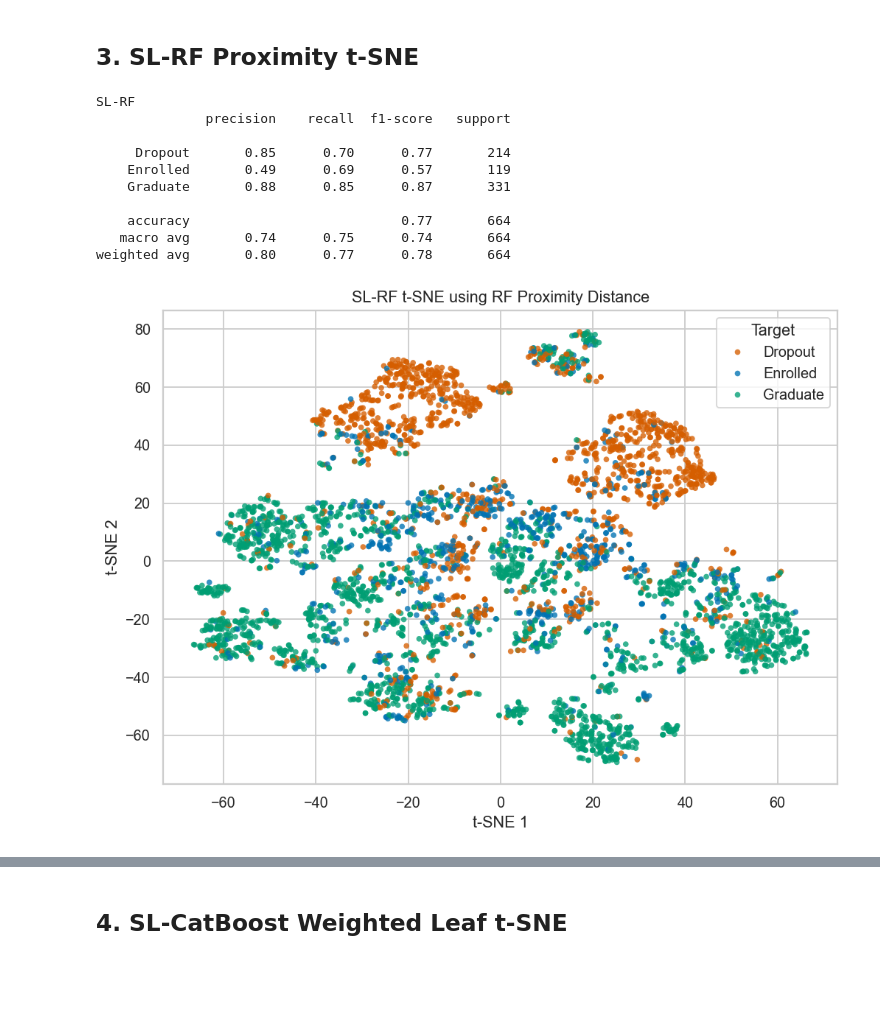
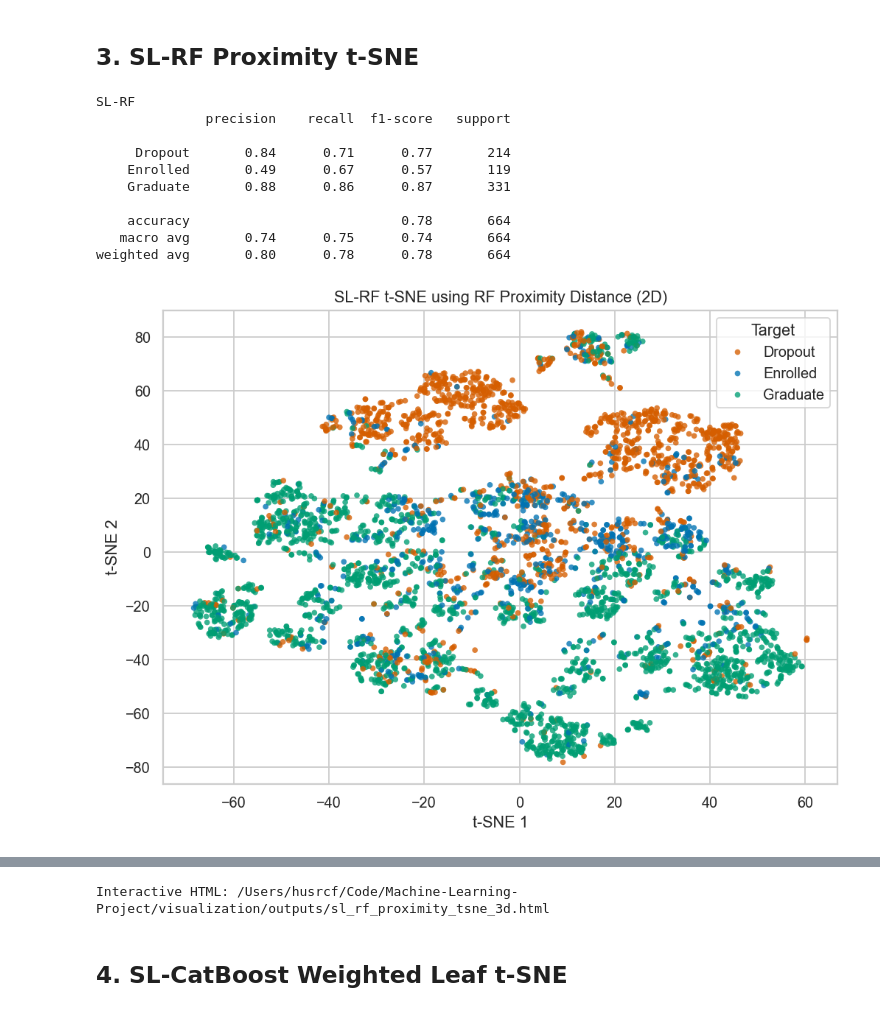
Before and after one commit to NathanTong0921/Machine-Learning-Project, a Jupyter notebook: visualization/sl_tsne_report.ipynb, the cells around one changed output, grey strips where cells are left out. Cells and saved outputs as stored; diff of their text form; code cells hidden in the pictures; blank space fills up the shorter version.

```diff
--- a/visualization/sl_tsne_report.ipynb
+++ b/visualization/sl_tsne_report.ipynb
@@ -45,8 +52,18 @@ DATA_PATH = PROJECT / "data" / "processed_fullyonehot" / "fullyonehot.csv"
 df = pd.read_csv(DATA_PATH)
 df.columns = df.columns.str.strip()
 
+target_map = {
+    0: "Dropout",
+    1: "Enrolled",
+    2: "Graduate",
+}
+target_order = ["Dropout", "Enrolled", "Graduate"]
+
 target_col = "Target"
-feature_cols = [c for c in df.columns if c != target_col]
+df[target_col] = df[target_col].astype(int)
+df["Target Label"] = df[target_col].map(target_map)
+feature_cols = [c for c in df.columns if c not in [target_col, "Target Label"]]
+target_label_all = df["Target Label"].to_numpy()
 
 label_encoder = LabelEncoder()
 y_all = label_encoder.fit_transform(df[target_col])
@@ -80,11 +97,18 @@ split_all[val_idx] = "val"
 split_all[test_idx] = "test"
 
 palette = {"Dropout": "#d55e00", "Enrolled": "#0072b2", "Graduate": "#009e73"}
+zone_palette = {
+    "safe_abs": "#009e73",
+    "danger_abs": "#d55e00",
+    "atypical_danger": "#cc79a7",
+    "swing_ambiguous": "#0072b2",
+    "other_pure": "#999999",
+}
 
 print("Data path:", DATA_PATH)
 print("Full one-hot data:", df.shape)
 print("Train / Val / Test:", X_train.shape, X_val.shape, X_test.shape)
-display(pd.Series(label_encoder.inverse_transform(y_all)).value_counts().to_frame("count"))
+display(pd.Series(target_label_all).value_counts().to_frame("count"))
 # %% [output]
 Data path: /Users/husrcf/Code/Machine-Learning-Project/data/processed_fullyonehot/fullyonehot.csv
 Full one-hot data: (4424, 263)
@@ -166,37 +361,46 @@ def distance_quality(name, distance, embedding):
 # %%
 rf = RandomForestClassifier(
     n_estimators=400,
     max_depth=8,
     max_features="sqrt",
     min_samples_leaf=2,
     class_weight="balanced",
     random_state=RANDOM_STATE,
     n_jobs=-1,
 )
 
 cv = StratifiedKFold(n_splits=5, shuffle=True, random_state=RANDOM_STATE)
 rf_cv_f1 = cross_val_score(rf, X_train, y_train, cv=cv, scoring="f1_macro", n_jobs=-1)
 rf.fit(X_train, y_train)
 
 rf_metric = evaluate_classifier("SL-RF", rf, X_test, y_test)
 rf_metric["CV macro-F1 mean"] = rf_cv_f1.mean()
 rf_metric["CV macro-F1 std"] = rf_cv_f1.std()
 
 rf_leaves = rf.apply(X_all)
 rf_distance = pairwise_distances(rf_leaves, metric="hamming").astype("float32")
 np.fill_diagonal(rf_distance, 0.0)
 
-rf_embedding = run_tsne(rf_distance)
-plot_embedding(rf_embedding, "SL-RF t-SNE using RF Proximity Distance", "sl_rf_proximity_tsne.png")
+rf_embedding = run_tsne(rf_distance, n_components=2)
+plot_embedding(rf_embedding, "SL-RF t-SNE using RF Proximity Distance (2D)", "sl_rf_proximity_tsne.png")
+
+rf_embedding_3d = run_tsne(rf_distance, n_components=3)
+plot_embedding(rf_embedding_3d, "SL-RF t-SNE using RF Proximity Distance (3D)", "sl_rf_proximity_tsne_3d.png")
+
+export_3d_embedding_html(
+    rf_embedding_3d,
+    "SL-RF t-SNE using RF Proximity Distance (Interactive 3D)",
+    "sl_rf_proximity_tsne_3d.html",
+)
 # %% [output]
 SL-RF
               precision    recall  f1-score   support
 
-     Dropout       0.85      0.70      0.77       214
-    Enrolled       0.49      0.69      0.57       119
-    Graduate       0.88      0.85      0.87       331
+     Dropout       0.84      0.71      0.77       214
+    Enrolled       0.49      0.67      0.57       119
+    Graduate       0.88      0.86      0.87       331
 
-    accuracy                           0.77       664
+    accuracy                           0.78       664
    macro avg       0.74      0.75      0.74       664
-weighted avg       0.80      0.77      0.78       664
+weighted avg       0.80      0.78      0.78       664
-[figure, old version]
+[figure, new version]
@@ -203,3 +408,4 @@ weighted avg       0.80      0.77      0.78       664
+Interactive HTML: /Users/husrcf/Code/Machine-Learning-Project/visualization/outputs/sl_rf_proximity_tsne_3d.html
 # %% [markdown]
 ## 4. SL-CatBoost Weighted Leaf t-SNE
 # %%
```
Also changed, not shown: parts of 11 cells of this notebook, 18 other files.
